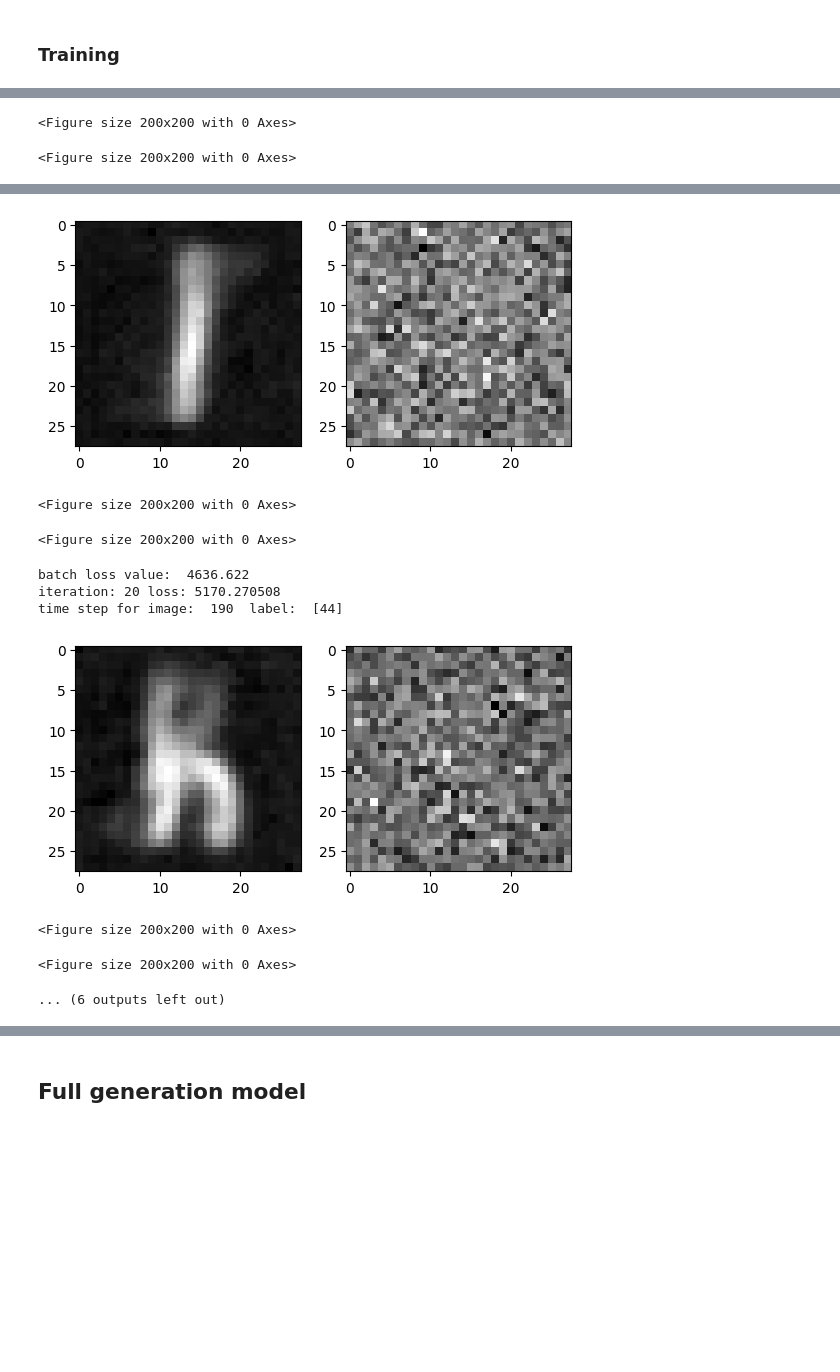
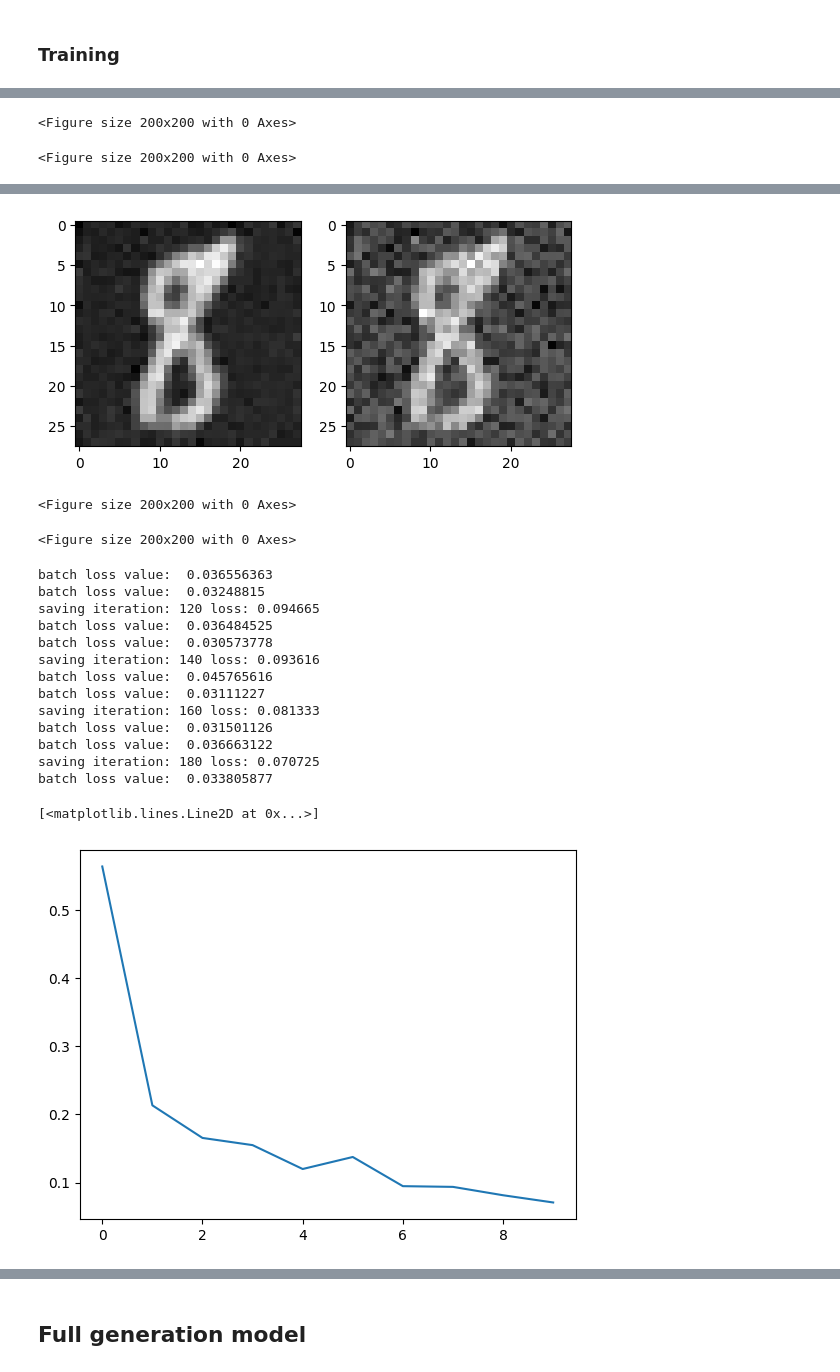
Before and after one commit to varun-ml/diffusion-models-tutorial, a Jupyter notebook: 5.EMNIST.diffusion_model.ipynb, the cells around one changed output, grey strips where cells are left out. Saved outputs shown, nothing was run; the diff lists cells and outputs as text; code cells hidden in the pictures; blank space fills up the shorter version.

Commit message:
Added BatchNorm to make training efficient

```diff
--- a/5.EMNIST.diffusion_model.ipynb
+++ b/5.EMNIST.diffusion_model.ipynb
@@ -289,7 +284,7 @@ def preprocess_fn(example):
   image = image / 255.0
   return (image, example["label"] + 1)
 
-batch_size = 4 * 128
+batch_size = 4 * 128 if colab else 64
 train_ds = deterministic_data.create_dataset(
     dataset_builder,
     split=train_split,
@@ -576,28 +568,23 @@ def test_model_save():
 # %%
 import graphviz
 
-def f(x, timesteps, label):
+def f(x, timesteps, label, is_training):
   unet = UNet()
-  return unet(x, timesteps, label)
+  return unet(x, timesteps, label, is_training)
 
-f_t = hk.transform(f)
+f_t = hk.transform_with_state(f)
 net = hk.without_apply_rng(f_t)
 
 image, label = next(create_input_iter(train_ds)) #jnp.ones([100, 28, 28, 1])
-timesteps_ = jnp.arange(0, 10)
+timesteps_ = jnp.arange(0, batch_size)
 
 _, rng = jax.random.split(key)
 
-if cont and os.path.exists(osp.join(model_paths, model_name + '_tree.pkl')):
-  avg_params = restore(model_paths, model_name)
-  params = deepcopy(avg_params)
+if cont and os.path.exists(osp.join(model_paths, model_name + '_state.pkl')):
+  avg_params, state = restore(model_paths, model_name)
+  params = deepcopy(avg_params, state)
 else:
-  params = net.init(rng, (image[0][0:10]), timesteps_, label[0][0:10])
-
-# dot = hk.experimental.to_dot(f_t.apply)(params, None, x, timesteps)
-# graphviz.Source(dot)
-
-# print(hk.experimental.tabulate(f_t)(x, timesteps_))
+  params, state = net.init(rng, image[0][0:batch_size], timesteps_, label[0][0:batch_size], is_training=True)
 
 opt = optax.adam(1e-3)
 
@@ -610,10 +597,10 @@ opt_state = opt.init(params)
 # %% [markdown]
 ### Training
 # %%
-def show_predicted_image(noisy_image, params, timestep, label=None):
+def show_predicted_image(noisy_image, params, timestep, state, label=None):
   print('time step for image: ', timestep, ' label: ', label)
   timestep = jnp.array([timestep])
-  pred_noise = net.apply(params, noisy_image, timestep, label)
+  pred_noise, _ = net.apply(params, state, noisy_image, timestep, label, is_training=False)
   pred_image = noisy_image/jnp.sqrt(alphas_[timestep]) - pred_noise*sd[timestep]/jnp.sqrt(alphas_[timestep])
   _, (p1, p2) = plt.subplots(1, 2)
   show_image(unnormalize(pred_image[0]), p1)
@@ -686,7 +673,7 @@ data_in_batch_ = data_in_batch_[0]
 label_ = label_[0]
 data_noisy_temp_, noise_temp_ = get_noisy(key, data_in_batch_, one_timestep)
 
-def train_model(opt_state, params, avg_params, model_name, train_new_model=False, energy_method=False):
+def train_model(opt_state, params, avg_params, state, model_name, train_new_model=False, energy_method=False):
     best_loss = sys.float_info.max # initialization
 
     if train_new_model or not os.path.exists(osp.join(data_paths, model_name + '_state.pt')):
@@ -706,7 +693,7 @@ def train_model(opt_state, params, avg_params, model_name, train_new_model=False
             timestep = idx + 1
             data_noisy, noise = get_noisy(timestep_subkeys[iteration], data_in_batch, timestep)
             # todo: call gradient update function here
-            loss_value, params, opt_state = update(params, opt_state, [data_noisy, label, timestep, noise], energy_method)
+            loss_value, params, opt_state, state = update(params, state, opt_state, [data_noisy, label, timestep, noise], energy_method)
             avg_params = ema_update(params, avg_params)
 
             if iteration % 10 == 0:
@@ -714,27 +701,27 @@ def train_model(opt_state, params, avg_params, model_name, train_new_model=False
 
             if iteration % 20 == 0:
                 ## evaluating noise on a fixed timestep to calculate best model
-                loss_temp = jax.device_get(compute_loss(avg_params, [data_noisy_temp_, label_, one_timestep, noise_temp_], energy_method))
+                loss_temp, _ = jax.device_get(compute_loss(avg_params, state, [data_noisy_temp_, label_, one_timestep, noise_temp_], energy_method, is_training=False))
                 losses.append(loss_temp)
 
                 if loss_temp < best_loss:
                     best_loss = loss_temp
                     print(f"saving iteration: {iteration} loss: {best_loss:>7f}")
-                    save(model_paths, avg_params, model_name)
+                    save(model_paths, avg_params, state, model_name)
                     write_cached([data_noisy, data_in_batch, timestep, losses], osp.join(data_paths, model_name + '_state.pt'))
 
                 if iteration % 100 == 0:
                     print(f"iteration: {iteration} loss: {loss_temp:>7f}")
                     # sample a random number
                     r_ = (jax.random.uniform(timestep_subkeys[iteration])*batch_size).astype(int)
-                    show_predicted_image(data_noisy_temp_[r_: r_+1], avg_params, one_timestep[r_], label_[r_: r_+1])
+                    show_predicted_image(data_noisy_temp_[r_: r_+1], avg_params, one_timestep[r_], state, label_[r_: r_+1])
 
     if os.path.exists(osp.join(data_paths, model_name + '_state.pt')):
-        avg_params = restore(model_paths, model_name)
+        avg_params, state = restore(model_paths, model_name)
         params = deepcopy(avg_params)
         data_noisy, data_in_batch, timestep, losses = load_cached(osp.join(data_paths, model_name + '_state.pt'))
-    return data_noisy, data_in_batch, timestep, losses, avg_params
+    return data_noisy, data_in_batch, timestep, losses, avg_params, state
 # %%
-data_noisy, data_in_batch, timestep, losses, avg_params = train_model(opt_state, params, avg_params, model_name, train_new_model = train_new_model, energy_method=False)
+data_noisy, data_in_batch, timestep, losses, avg_params, state = train_model(opt_state, params, avg_params, state, model_name, train_new_model = train_new_model, energy_method=False)
 plt.plot(losses)
 # %% [output]
@@ -751,13 +751,21 @@ time step for image:  183  label:  [2]
-[figure, old version]
+[figure, new version]
 <Figure size 200x200 with 0 Axes>
 <Figure size 200x200 with 0 Axes>
-batch loss value:  4636.622
-iteration: 20 loss: 5170.270508
-time step for image:  190  label:  [44]
+batch loss value:  0.036556363
+batch loss value:  0.03248815
+saving iteration: 120 loss: 0.094665
+batch loss value:  0.036484525
+batch loss value:  0.030573778
+saving iteration: 140 loss: 0.093616
+batch loss value:  0.045765616
+batch loss value:  0.03111227
+saving iteration: 160 loss: 0.081333
+batch loss value:  0.031501126
+batch loss value:  0.036663122
+saving iteration: 180 loss: 0.070725
+batch loss value:  0.033805877
+[<matplotlib.lines.Line2D at 0x...>]
-[figure, old version]
+[figure, new version]
-<Figure size 200x200 with 0 Axes>
-<Figure size 200x200 with 0 Axes>
-... (6 outputs left out)
 # %%
 def param_count(pytree):
   return sum(x.size for x in jax.tree_util.tree_leaves(pytree))
```
Also changed, not shown: parts of 32 cells of this notebook, 3 other files.
